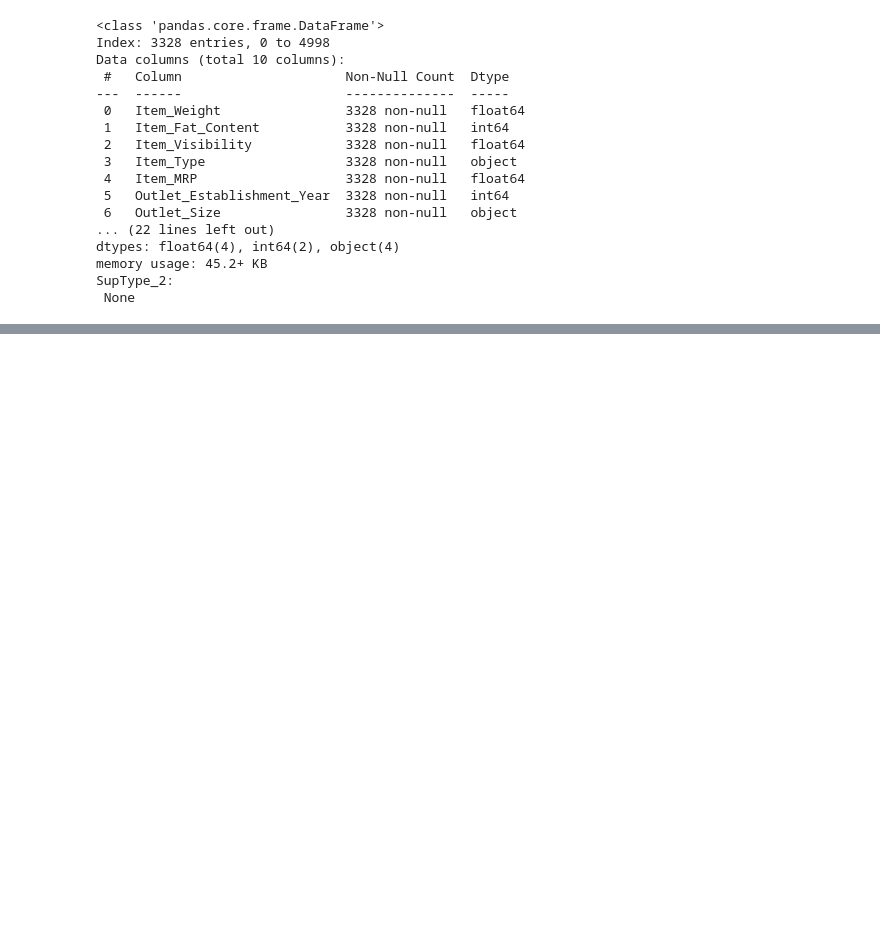
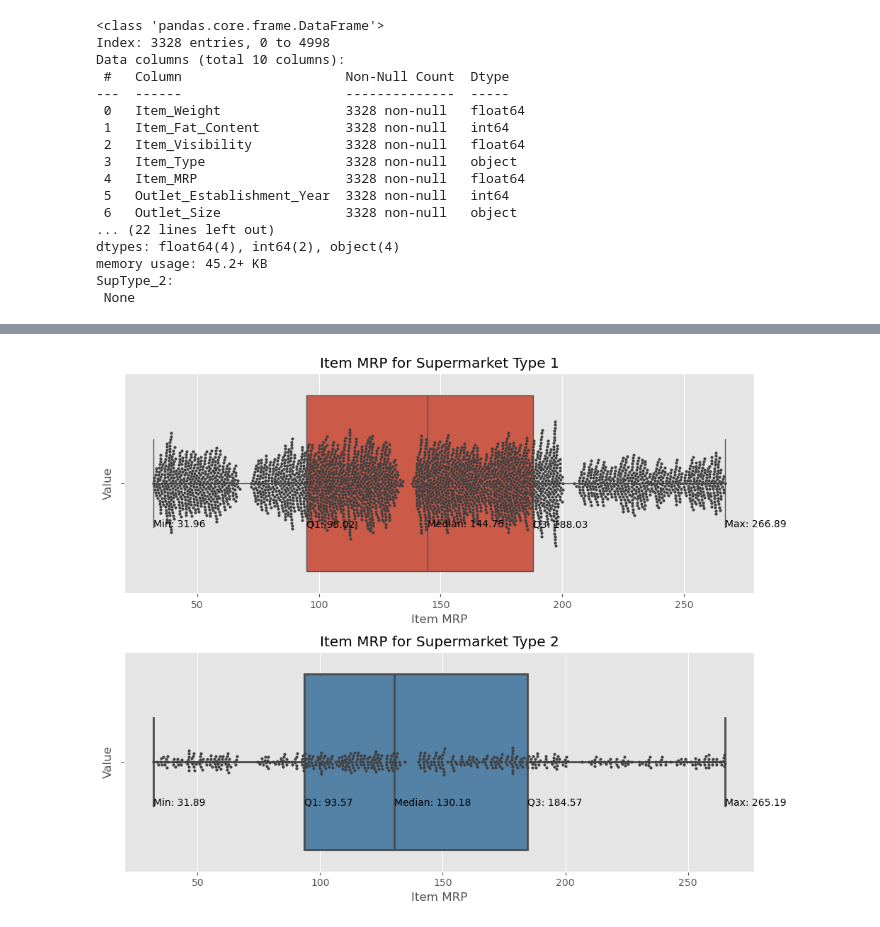
Before and after one commit to alexmccorkle/Intro_AI, a Jupyter notebook: oblig1/oblig.ipynb, the cells around one changed output, grey strips where cells are left out. Saved outputs shown, nothing was run; the diff lists cells and outputs as text; code cells hidden in the pictures; blank space fills up the shorter version.

```diff
--- a/oblig1/oblig.ipynb
+++ b/oblig1/oblig.ipynb
@@ -245,0 +256,47 @@ SupType_2:
+# %%
+# Using ggplot like question states
+plt.style.use('ggplot')
+
+fig, axes = plt.subplots(2, 1, figsize=(10, 8))
+
+# Calculate five-number summary for SupType_1
+min1, q1_1, median1, q3_1, max1 = SupType_1['Item_MRP'].min(), SupType_1['Item_MRP'].quantile(0.25), SupType_1['Item_MRP'].median(), SupType_1['Item_MRP'].quantile(0.75), SupType_1['Item_MRP'].max()
+
+
+# Plot boxplot for SupType_1 and swarmplot for the visuals
+sns.boxplot(ax=axes[0], x=SupType_1['Item_MRP'])
+sns.swarmplot(ax=axes[0], x=SupType_1['Item_MRP'], color=".25", size=3)
+axes[0].set_title('Item MRP for Supermarket Type 1')
+
+# Annotate SupType_1 boxplot (Probably not necessary but looks nicer)
+axes[0].annotate(f'Min: {min1:.2f}', xy=(min1, 0.1), xytext=(min1, 0.2))
+axes[0].annotate(f'Q1: {q1_1:.2f}', xy=(q1_1, 0.1), xytext=(q1_1, 0.2))
+axes[0].annotate(f'Median: {median1:.2f}', xy=(median1, 0.1), xytext=(median1, 0.2))
+axes[0].annotate(f'Q3: {q3_1:.2f}', xy=(q3_1, 0.1), xytext=(q3_1, 0.2))
+axes[0].annotate(f'Max: {max1:.2f}', xy=(max1, 0.1), xytext=(max1, 0.2))
+
+# Calculate five-number summary for SupType_2
+min2, q1_2, median2, q3_2, max2 = SupType_2['Item_MRP'].min(), SupType_2['Item_MRP'].quantile(0.25), SupType_2['Item_MRP'].median(), SupType_2['Item_MRP'].quantile(0.75), SupType_2['Item_MRP'].max()
+
+# Plot boxplot for SupType_2 and swarmplot for the visuals
+sns.boxplot(ax=axes[1], x=SupType_2['Item_MRP'], color="steelblue", linewidth=2)
+sns.swarmplot(ax=axes[1], x=SupType_2['Item_MRP'], color=".25", size=3)
+axes[1].set_title('Item MRP for Supermarket Type 2')
+
+# Annotate SupType_2 boxplot
+axes[1].annotate(f'Min: {min2:.2f}', xy=(min2, 0.1), xytext=(min2, 0.2))
+axes[1].annotate(f'Q1: {q1_2:.2f}', xy=(q1_2, 0.1), xytext=(q1_2, 0.2))
+axes[1].annotate(f'Median: {median2:.2f}', xy=(median2, 0.1), xytext=(median2, 0.2))
+axes[1].annotate(f'Q3: {q3_2:.2f}', xy=(q3_2, 0.1), xytext=(q3_2, 0.2))
+axes[1].annotate(f'Max: {max2:.2f}', xy=(max2, 0.1), xytext=(max2, 0.2))
+
+# Common labels:
+for ax in axes:
+    ax.set_xlabel('Item MRP')
+    ax.set_ylabel('Value')
+
+# Display plots:
+plt.tight_layout()
+plt.show()
+# %% [output]
+[figure, added]
```
Also changed, not shown: parts of 15 cells of this notebook.
